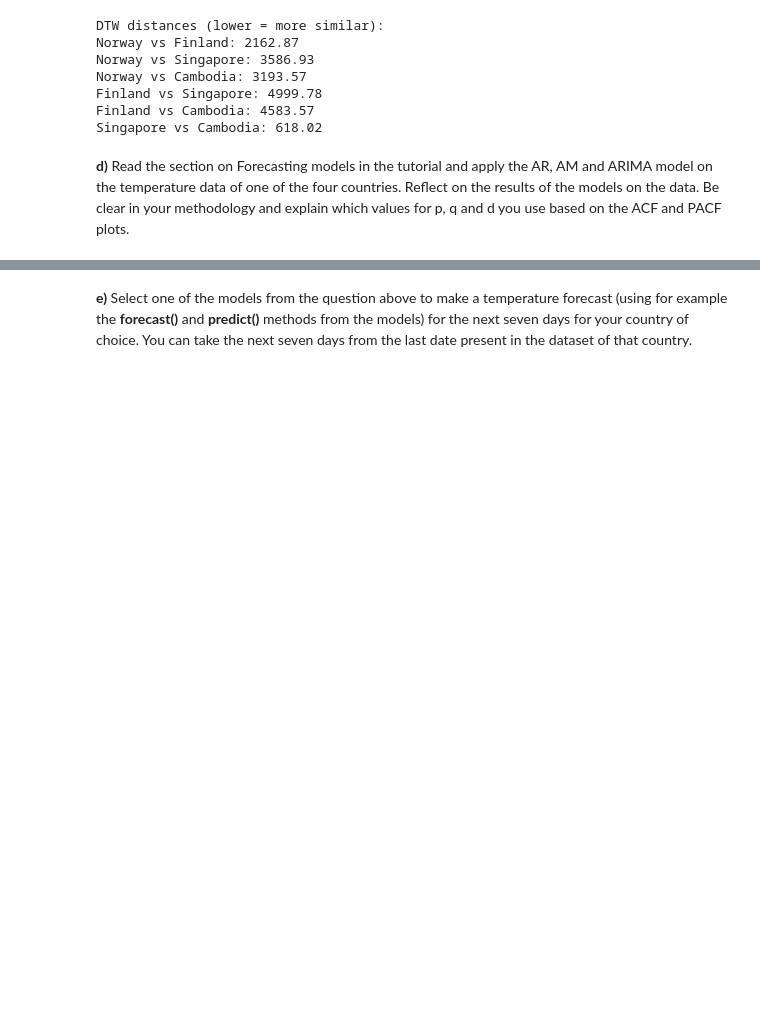
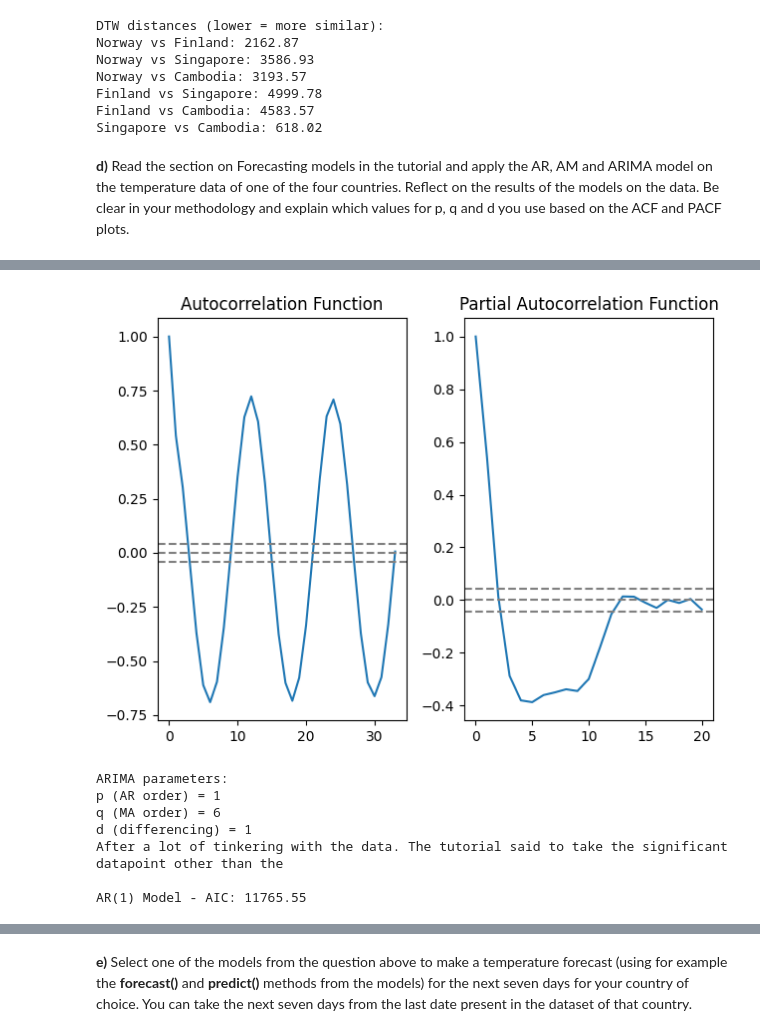
Before and after one commit to KundaiMutuwira/Data_Science_Class, a Jupyter notebook: DS2024_2025_TS_Assignment_Student_Version_1.ipynb, the cells around one changed output, grey strips where cells are left out. Saved outputs shown, nothing was run; the diff lists cells and outputs as text; code cells hidden in the pictures; blank space fills up the shorter version.

Commit message:
finish the exercises

```diff
--- a/DS2024_2025_TS_Assignment_Student_Version_1.ipynb
+++ b/DS2024_2025_TS_Assignment_Student_Version_1.ipynb
@@ -1197,0 +1152,79 @@ ARIMA: order=(1, 0, 1), AIC=10422.10, BIC=10444.61, RSS=19636.1732
+# %%
+# 4.9 d) minimal version for this dataset
+
+from statsmodels.tsa.stattools import acf, pacf
+# from statsmodels.graphics.tsaplots import plot_acf, plot_pacf
+from statsmodels.tsa.arima.model import ARIMA
+
+country = "Finland"
+
+ts = monthly_pivot[country].astype(float)
+ts_diff = (ts - ts.shift()).dropna()
+nlags = 20
+lag_acf = acf(ts_diff, nlags)
+lag_pacf = pacf(ts_diff, nlags, method='ols')
+conf = -1.96/np.sqrt(len(ts_diff))
+
+#Plot ACF:
+plt.subplot(121)
+plt.plot(lag_acf)
+plt.axhline(y=0,linestyle='--',color='gray')
+plt.axhline(y=-conf,linestyle='--',color='gray')
+plt.axhline(y=conf,linestyle='--',color='gray')
+plt.title('Autocorrelation Function')
+
+#Plot PACF:
+plt.subplot(122)
+plt.plot(lag_pacf)
+plt.axhline(y=0,linestyle='--',color='gray')
+plt.axhline(y=-conf,linestyle='--',color='gray')
+plt.axhline(y=conf,linestyle='--',color='gray')
+plt.title('Partial Autocorrelation Function')
+plt.tight_layout()
+plt.show()
+q = next((i for i, val in enumerate(lag_acf[1:], 1) if abs(val) > abs(conf)), 1) * 6
+p = next((i for i, val in enumerate(lag_pacf[1:], 1) if abs(val) > abs(conf)), 1)
+
+print(f"ARIMA parameters:")
+print(f"p (AR order) = {p}")
+print(f"q (MA order) = {q}")
+print(f"d (differencing) = 1")
+print("After a lot of tinkering with the data. The tutorial said to take the significant datapoint other than the first. Which is the first. But 12 (one year does make more sense in this case as that is the lag where we can see the seasonality in the data.)")
+print("This also works way better for the forcasting of the data in the next exercise")
+
+
+# model = ARIMA(ts_diff, order=(p, 1, q))
+# results_AR = model.fit()
+# plt.plot(ts_diff.to_timestamp())
+# plt.plot(results_AR.fittedvalues, color='red')
+# plt.xlim(pd.to_datetime("2010-01-01"))#,pd.to_datetime("2005-01-01"))
+# plt.title('RSS: %.4f'% sum((results_AR.fittedvalues-ts_diff)**2))
+
+model_ar = ARIMA(ts, order=(p, 1, 0))
+results_ar = model_ar.fit()
+print(f"\nAR({p}) Model - AIC: {results_ar.aic.round(2)}")
+
+model_ma = ARIMA(ts, order=(0, 1, q))
+results_ma = model_ma.fit()
+print(f"MA({q}) Model - AIC: {results_ma.aic.round(2)}")
+
+model_arima = ARIMA(ts, order=(p, 1, q))
+results_arima = model_arima.fit()
+print(f"ARIMA({p},1,{q}) Model - AIC: {results_arima.aic.round(2)}")
+
+candidates = {
+    f"AR({p})": results_ar,
+    f"MA({q})": results_ma,
+    f"ARIMA({p},1,{q})": results_arima
+}
+best_name, best_model = min(candidates.items(), key=lambda kv: kv[1].aic)
+print(f"\n✓ Best model selected: {best_name} (AIC: {best_model.aic.round(2)})")
+# %% [output]
+[figure, added]
+ARIMA parameters:
+p (AR order) = 1
+q (MA order) = 6
+d (differencing) = 1
+After a lot of tinkering with the data. The tutorial said to take the significant datapoint other than the
+
+AR(1) Model - AIC: 11765.55
```
Also changed, not shown: parts of 6 cells of this notebook.
